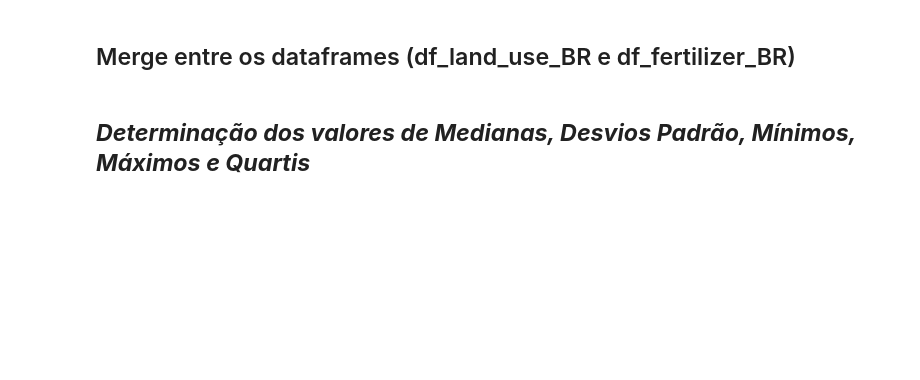
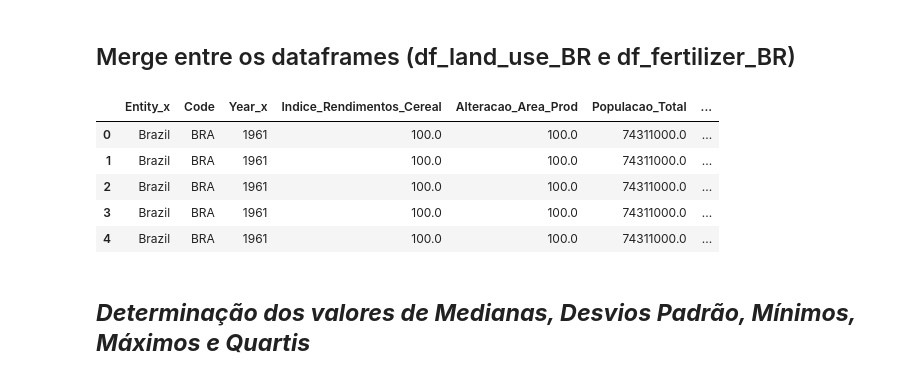
Before and after one commit to grupos4g4/AED, a Jupyter notebook: Cópia_de_Aplicando_Aula_7_AED.ipynb, the cells around one changed output. Saved outputs shown, nothing was run; the diff lists cells and outputs as text; code cells hidden in the pictures; blank space fills up the shorter version.

```diff
--- a/Cópia_de_Aplicando_Aula_7_AED.ipynb
+++ b/Cópia_de_Aplicando_Aula_7_AED.ipynb
@@ -136,8 +307,3 @@ Removendo valores nulos presentes na coluna 'Tratores_por_100Km²_terra_aravel'
-# %%
-# Remover os NaN da coluna 'Tratores_por_100Km²_terra_aravel'
-df_tractors_BR_cleaned = df_tractors_BR.dropna(subset=['Tratores_por_100Km²_terra_aravel'])
-df_tractors_BR = df_tractors_BR_cleaned
-df_tractors_BR
 # %% [markdown]
 Verificando os tipos de variáveis presentes no dataframe df_tractors_BR
 # %%
@@ -268,8 +651,15 @@ df_land_use_BR.info()
 # %% [markdown]
 ## Merge entre os dataframes (df_land_use_BR e df_fertilizer_BR)
 # %%
-df_key_crop_yields_BR = pd.merge(df_key_crop_yields_BR,df_fertilizer_BR,on=['Entity','Code','Year'])
-df_key_crop_yields_BR.head()
+df_land_use_BR = pd.merge(df_land_use_BR,df_fertilizer_BR,on=['Code',])
+df_land_use_BR.head()
+# %% [output]
+|  | Entity_x | Code | Year_x | Indice_Rendimentos_Cereal | Alteracao_Area_Prod | Populacao_Total | ... |
+| 0 | Brazil | BRA | 1961 | 100.0 | 100.0 | 74311000.0 | ... |
+| 1 | Brazil | BRA | 1961 | 100.0 | 100.0 | 74311000.0 | ... |
+| 2 | Brazil | BRA | 1961 | 100.0 | 100.0 | 74311000.0 | ... |
+| 3 | Brazil | BRA | 1961 | 100.0 | 100.0 | 74311000.0 | ... |
+| 4 | Brazil | BRA | 1961 | 100.0 | 100.0 | 74311000.0 | ... |
 # %% [markdown]
 ## ***Determinação dos valores de Medianas, Desvios Padrão, Mínimos, Máximos e Quartis***
 # %%
```
Also changed, not shown: parts of 68 cells of this notebook.
